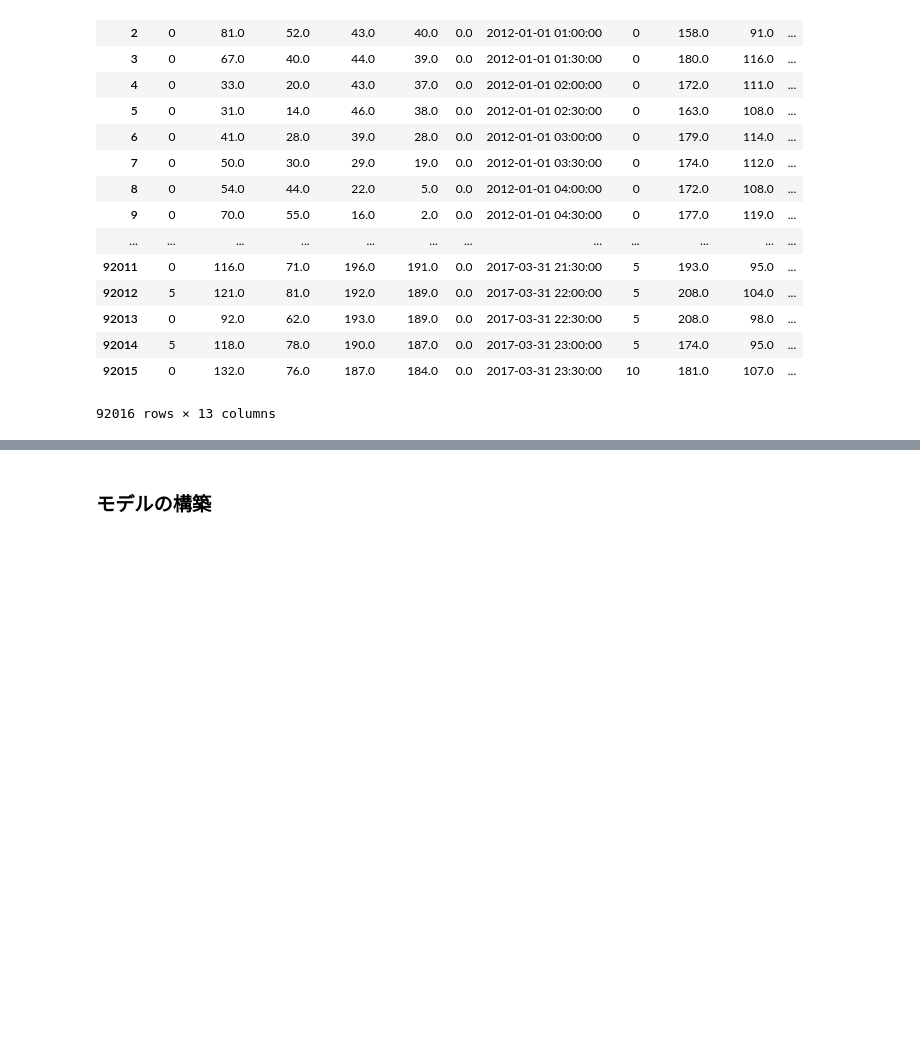
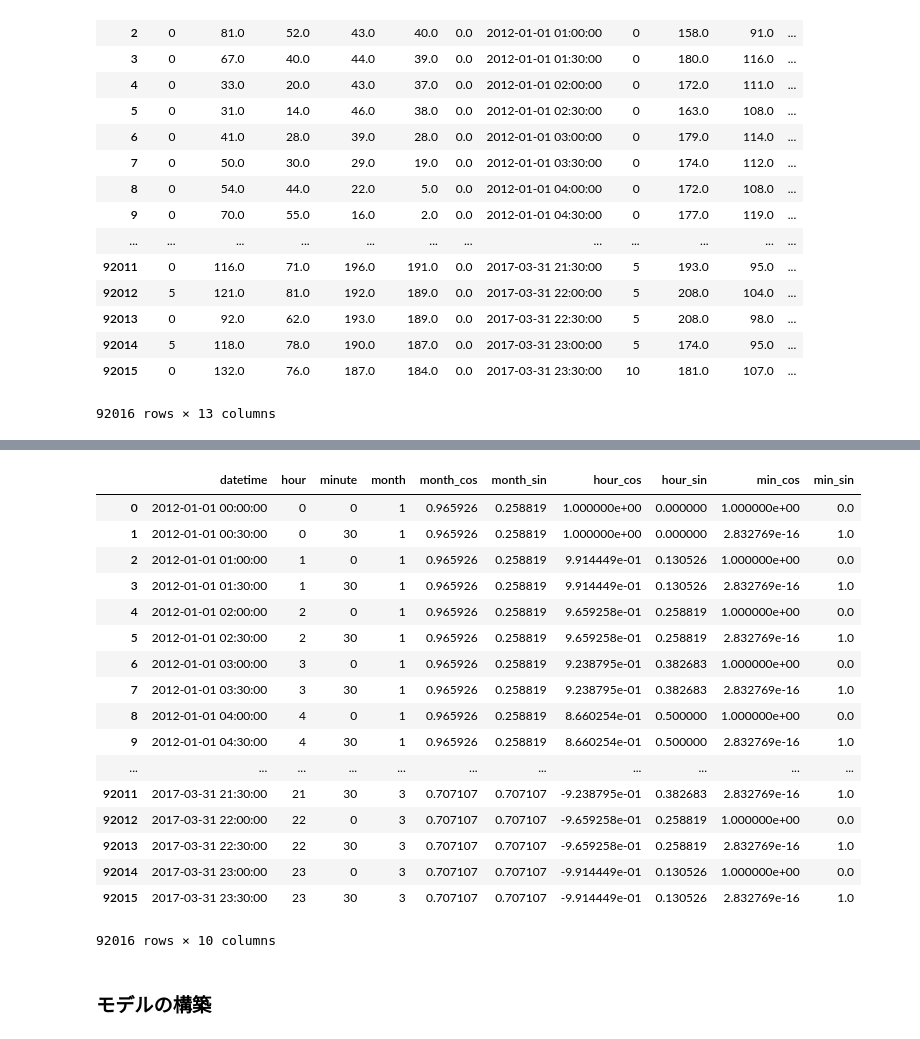
Before and after one commit to gciteam6/predict_amd, a Jupyter notebook: weak_learner_1.ipynb, the cells around one changed output, grey strips where cells are left out. Drawn from its saved outputs; the diff is of its cells as text; code cells hidden in the pictures; blank space fills up the shorter version.

```diff
--- a/weak_learner_1.ipynb
+++ b/weak_learner_1.ipynb
@@ -228,5 +221,20 @@ result
 | 92014 | 5 | 118.0 | 78.0 | 190.0 | 187.0 | 0.0 | 2017-03-31 23:00:00 | 5 | 174.0 | 95.0 | ... |
 | 92015 | 0 | 132.0 | 76.0 | 187.0 | 184.0 | 0.0 | 2017-03-31 23:30:00 | 10 | 181.0 | 107.0 | ... |
 92016 rows × 13 columns
+# %%
+def add_time_sincos(input_data):
+    '''
+    datetimeカラムがあることを前提に月時分の三角関数を足す
+    '''
+    input_data['hour'] = input_data['datetime'].map(lambda x: int(x.hour))
+    input_data['minute'] = input_data['datetime'].map(lambda x: int(x.minute))
+    input_data['month'] = input_data['datetime'].map(lambda x: int(x.month))
+    input_data['month_cos'] = input_data['month'].map(lambda x: np.cos(np.pi * x / 12))
+    input_data['month_sin'] = input_data['month'].map(lambda x: np.sin(np.pi * x / 12))
+    input_data['hour_cos'] = input_data['hour'].map(lambda x: np.cos(np.pi * x / 24))
+    input_data['hour_sin'] = input_data['hour'].map(lambda x: np.sin(np.pi * x / 24))
+    input_data['min_cos'] = input_data['minute'].map(lambda x: np.cos(np.pi * x / 60))
+    input_data['min_sin'] = input_data['minute'].map(lambda x: np.sin(np.pi * x / 60))
+    return input_data
 # %%
-X_df = result['datetime']
+input_data = result[['datetime']]
@@ -252,0 +241,2 @@ Name: datetime, Length: 92016, dtype: datetime64[ns]
+# %%
+input_data = add_time_sincos(input_data)
@@ -253,3 +261,24 @@ Name: datetime, Length: 92016, dtype: datetime64[ns]
+# %%
+input_data
+# %% [output]
+|  | datetime | hour | minute | month | month_cos | month_sin | hour_cos | hour_sin | min_cos | min_sin |
+| 0 | 2012-01-01 00:00:00 | 0 | 0 | 1 | 0.965926 | 0.258819 | 1.000000e+00 | 0.000000 | 1.000000e+00 | 0.0 |
+| 1 | 2012-01-01 00:30:00 | 0 | 30 | 1 | 0.965926 | 0.258819 | 1.000000e+00 | 0.000000 | 2.832769e-16 | 1.0 |
+| 2 | 2012-01-01 01:00:00 | 1 | 0 | 1 | 0.965926 | 0.258819 | 9.914449e-01 | 0.130526 | 1.000000e+00 | 0.0 |
+| 3 | 2012-01-01 01:30:00 | 1 | 30 | 1 | 0.965926 | 0.258819 | 9.914449e-01 | 0.130526 | 2.832769e-16 | 1.0 |
+| 4 | 2012-01-01 02:00:00 | 2 | 0 | 1 | 0.965926 | 0.258819 | 9.659258e-01 | 0.258819 | 1.000000e+00 | 0.0 |
+| 5 | 2012-01-01 02:30:00 | 2 | 30 | 1 | 0.965926 | 0.258819 | 9.659258e-01 | 0.258819 | 2.832769e-16 | 1.0 |
+| 6 | 2012-01-01 03:00:00 | 3 | 0 | 1 | 0.965926 | 0.258819 | 9.238795e-01 | 0.382683 | 1.000000e+00 | 0.0 |
+| 7 | 2012-01-01 03:30:00 | 3 | 30 | 1 | 0.965926 | 0.258819 | 9.238795e-01 | 0.382683 | 2.832769e-16 | 1.0 |
+| 8 | 2012-01-01 04:00:00 | 4 | 0 | 1 | 0.965926 | 0.258819 | 8.660254e-01 | 0.500000 | 1.000000e+00 | 0.0 |
+| 9 | 2012-01-01 04:30:00 | 4 | 30 | 1 | 0.965926 | 0.258819 | 8.660254e-01 | 0.500000 | 2.832769e-16 | 1.0 |
+| ... | ... | ... | ... | ... | ... | ... | ... | ... | ... | ... |
+| 92011 | 2017-03-31 21:30:00 | 21 | 30 | 3 | 0.707107 | 0.707107 | -9.238795e-01 | 0.382683 | 2.832769e-16 | 1.0 |
+| 92012 | 2017-03-31 22:00:00 | 22 | 0 | 3 | 0.707107 | 0.707107 | -9.659258e-01 | 0.258819 | 1.000000e+00 | 0.0 |
+| 92013 | 2017-03-31 22:30:00 | 22 | 30 | 3 | 0.707107 | 0.707107 | -9.659258e-01 | 0.258819 | 2.832769e-16 | 1.0 |
+| 92014 | 2017-03-31 23:00:00 | 23 | 0 | 3 | 0.707107 | 0.707107 | -9.914449e-01 | 0.130526 | 1.000000e+00 | 0.0 |
+| 92015 | 2017-03-31 23:30:00 | 23 | 30 | 3 | 0.707107 | 0.707107 | -9.914449e-01 | 0.130526 | 2.832769e-16 | 1.0 |
+92016 rows × 10 columns
 # %%
 # 天気予報のデータを実は今まで使ってなかった
 fc_data = pd.read_csv('data/raw_data/forecast_kanagawa.tsv', delimiter = '\t')
```
Also changed, not shown: parts of 4 cells of this notebook, 44 other files.
